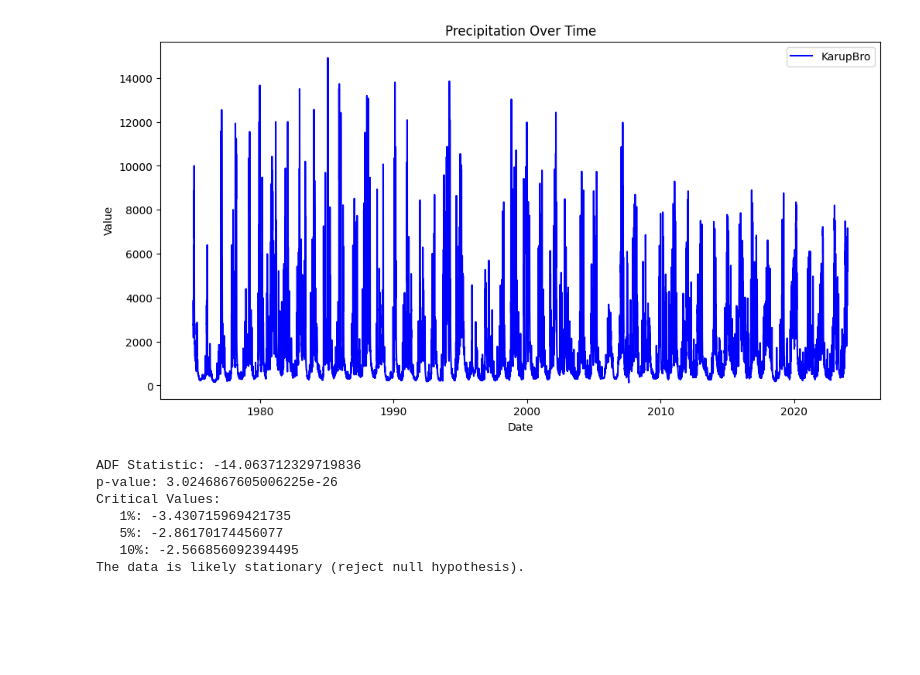
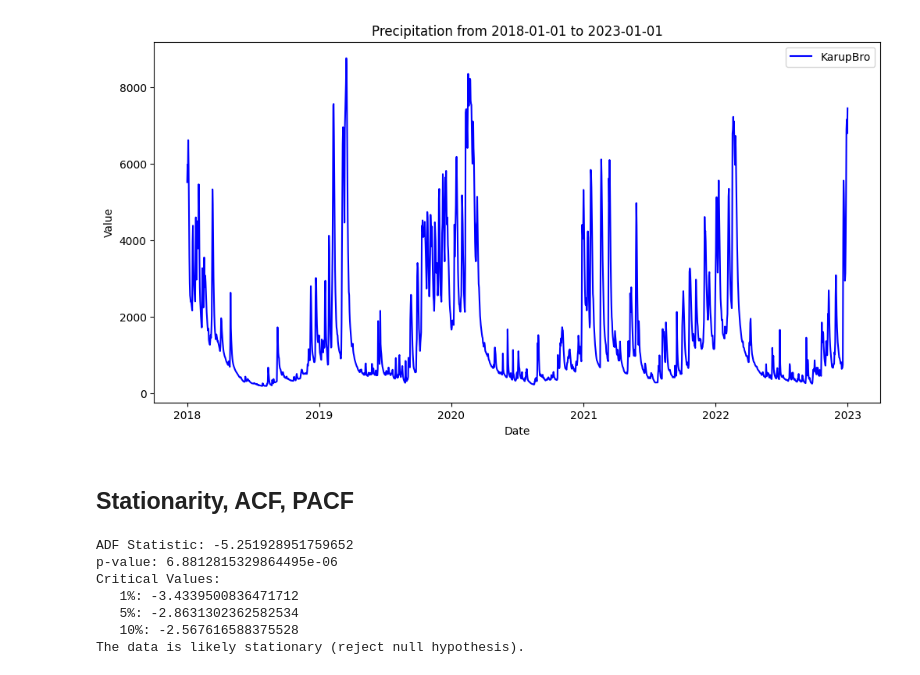
Before and after one commit to nicolaigarder/Forecasting-water-inflow, a Jupyter notebook: Time_series_models.ipynb, the cells around one changed output. Cells and saved outputs as stored; diff of their text form; code cells hidden in the pictures; blank space fills up the shorter version.

```diff
--- a/Time_series_models.ipynb
+++ b/Time_series_models.ipynb
@@ -33,38 +49,45 @@ korup_parken_df = korup_parken_df.dropna()
+# %%
+# Date range
+start_date = pd.to_datetime("2018-01-01").date()
+end_date = pd.to_datetime("2023-01-01").date()
+
+# Filter data
+date_filtered_data = korup_parken_df[
+    (korup_parken_df["timestamp"] >= start_date) &
+    (korup_parken_df["timestamp"] <= end_date)
+]
+
+# Plot the selected time range
+plt.figure(figsize=(12, 6))
+plt.plot(date_filtered_data["timestamp"], date_filtered_data["KarupBro"], label="KarupBro", color='blue')
+plt.xlabel("Date")
+plt.ylabel("Value")
+plt.title(f"Precipitation from {start_date} to {end_date}")
+plt.legend()
+plt.show()
+# %% [output]
+[figure, added]
+# %% [markdown]
+## Stationarity, ACF, PACF
 # %%
-# Plot the time series
-def plot_time_series(df, column, title):
-    plt.figure(figsize=(12, 6))
-    plt.plot(df["timestamp"], df[column], label=column, color='blue')
-    plt.xlabel("Date")
-    plt.ylabel("Value")
-    plt.title(title)
-    plt.legend()
-    plt.show()
-
-plot_time_series(korup_parken_df, "KarupBro", "Precipitation Over Time")
-
 # Perform Augmented Dickey-Fuller (ADF) test to check stationarity
-def adf_test(series):
-    result = adfuller(series, autolag='AIC')
-    print("ADF Statistic:", result[0])
-    print("p-value:", result[1])
-    print("Critical Values:")
-    for key, value in result[4].items():
-        print(f"   {key}: {value}")
-    if result[1] < 0.05:
-        print("The data is likely stationary (reject null hypothesis).")
-    else:
-        print("The data is likely non-stationary (fail to reject null hypothesis).")
-
-adf_test(korup_parken_df["KarupBro"])
+adf_result = adfuller(date_filtered_data["KarupBro"], autolag='AIC')
+print("ADF Statistic:", adf_result[0])
+print("p-value:", adf_result[1])
+print("Critical Values:")
+for key, value in adf_result[4].items():
+    print(f"   {key}: {value}")
+if adf_result[1] < 0.05:
+    print("The data is likely stationary (reject null hypothesis).")
+else:
+    print("The data is likely non-stationary (fail to reject null hypothesis).")
 # %% [output]
-[figure, removed]
-ADF Statistic: -14.063712329719836
-p-value: 3.0246867605006225e-26
+ADF Statistic: -5.251928951759652
+p-value: 6.8812815329864495e-06
 Critical Values:
-   1%: -3.430715969421735
-   5%: -2.86170174456077
-   10%: -2.566856092394495
+   1%: -3.4339500836471712
+   5%: -2.8631302362582534
+   10%: -2.567616588375528
 The data is likely stationary (reject null hypothesis).
 # %%
 # Plot Autocorrelation and Partial Autocorrelation
```
Also changed, not shown: parts of 14 cells of this notebook, 4 other files.
